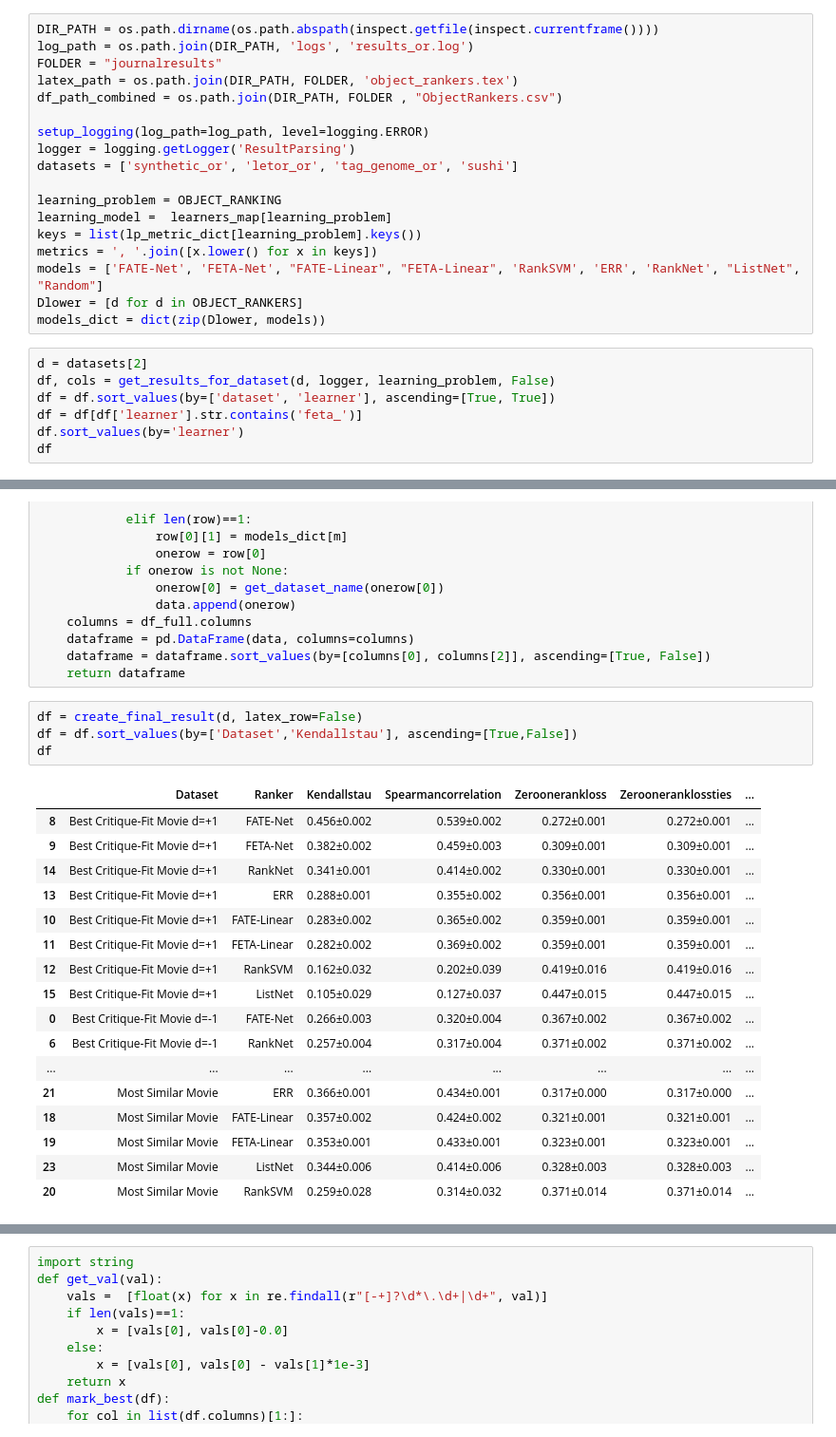
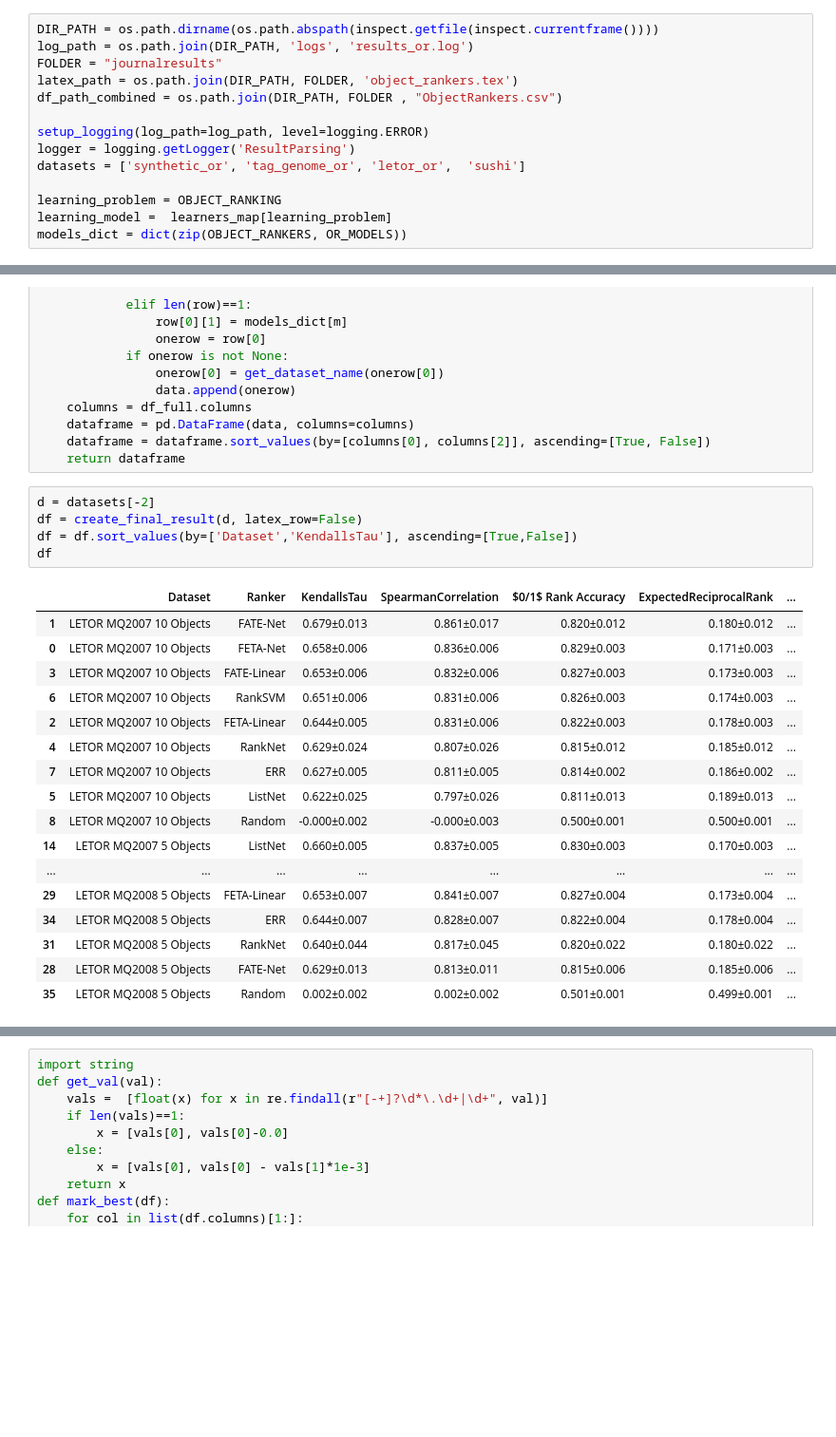
Before and after one commit to kiudee/cs-ranking, a Jupyter notebook: experiments/result_object_ranking.ipynb, the cells around one changed output, grey strips where cells are left out. Shown at 95% size. Saved outputs shown, nothing was run; the diff lists cells and outputs as text; blank space fills up the shorter version.

```diff
--- a/experiments/result_object_ranking.ipynb
+++ b/experiments/result_object_ranking.ipynb
@@ -28,19 +25,8 @@ df_path_combined = os.path.join(DIR_PATH, FOLDER , "ObjectRankers.csv")
 
 setup_logging(log_path=log_path, level=logging.ERROR)
 logger = logging.getLogger('ResultParsing')
-datasets = ['synthetic_or', 'letor_or', 'tag_genome_or', 'sushi']
+datasets = ['synthetic_or', 'tag_genome_or', 'letor_or',  'sushi']
 
 learning_problem = OBJECT_RANKING
 learning_model =  learners_map[learning_problem]
-keys = list(lp_metric_dict[learning_problem].keys())
-metrics = ', '.join([x.lower() for x in keys])
-models = ['FATE-Net', 'FETA-Net', "FATE-Linear", "FETA-Linear", 'RankSVM', 'ERR', 'RankNet', "ListNet", "Random"]
-Dlower = [d for d in OBJECT_RANKERS]
-models_dict = dict(zip(Dlower, models))
+models_dict = dict(zip(OBJECT_RANKERS, OR_MODELS))
-# %%
-d = datasets[2]
-df, cols = get_results_for_dataset(d, logger, learning_problem, False)
-df = df.sort_values(by=['dataset', 'learner'], ascending=[True, True])
-df = df[df['learner'].str.contains('feta_')]
-df.sort_values(by='learner')
-df
@@ -100,24 +68,25 @@ def create_final_result(dataset, dataset_function=get_combined_results ,latex_ro
     dataframe = dataframe.sort_values(by=[columns[0], columns[2]], ascending=[True, False])
     return dataframe
 # %%
+d = datasets[-2]
 df = create_final_result(d, latex_row=False)
-df = df.sort_values(by=['Dataset','Kendallstau'], ascending=[True,False])
+df = df.sort_values(by=['Dataset','KendallsTau'], ascending=[True,False])
 df
 # %% [output]
-|  | Dataset | Ranker | Kendallstau | Spearmancorrelation | Zeroonerankloss | Zerooneranklossties | ... |
-| 8 | Best Critique-Fit Movie d=+1 | FATE-Net | 0.456±0.002 | 0.539±0.002 | 0.272±0.001 | 0.272±0.001 | ... |
-| 9 | Best Critique-Fit Movie d=+1 | FETA-Net | 0.382±0.002 | 0.459±0.003 | 0.309±0.001 | 0.309±0.001 | ... |
-| 14 | Best Critique-Fit Movie d=+1 | RankNet | 0.341±0.001 | 0.414±0.002 | 0.330±0.001 | 0.330±0.001 | ... |
-| 13 | Best Critique-Fit Movie d=+1 | ERR | 0.288±0.001 | 0.355±0.002 | 0.356±0.001 | 0.356±0.001 | ... |
-| 10 | Best Critique-Fit Movie d=+1 | FATE-Linear | 0.283±0.002 | 0.365±0.002 | 0.359±0.001 | 0.359±0.001 | ... |
-| 11 | Best Critique-Fit Movie d=+1 | FETA-Linear | 0.282±0.002 | 0.369±0.002 | 0.359±0.001 | 0.359±0.001 | ... |
-| 12 | Best Critique-Fit Movie d=+1 | RankSVM | 0.162±0.032 | 0.202±0.039 | 0.419±0.016 | 0.419±0.016 | ... |
-| 15 | Best Critique-Fit Movie d=+1 | ListNet | 0.105±0.029 | 0.127±0.037 | 0.447±0.015 | 0.447±0.015 | ... |
-| 0 | Best Critique-Fit Movie d=-1 | FATE-Net | 0.266±0.003 | 0.320±0.004 | 0.367±0.002 | 0.367±0.002 | ... |
-| 6 | Best Critique-Fit Movie d=-1 | RankNet | 0.257±0.004 | 0.317±0.004 | 0.371±0.002 | 0.371±0.002 | ... |
+|  | Dataset | Ranker | KendallsTau | SpearmanCorrelation | $0/1$ Rank Accuracy | ExpectedReciprocalRank | ... |
+| 1 | LETOR MQ2007 10 Objects | FATE-Net | 0.679±0.013 | 0.861±0.017 | 0.820±0.012 | 0.180±0.012 | ... |
+| 0 | LETOR MQ2007 10 Objects | FETA-Net | 0.658±0.006 | 0.836±0.006 | 0.829±0.003 | 0.171±0.003 | ... |
+| 3 | LETOR MQ2007 10 Objects | FATE-Linear | 0.653±0.006 | 0.832±0.006 | 0.827±0.003 | 0.173±0.003 | ... |
+| 6 | LETOR MQ2007 10 Objects | RankSVM | 0.651±0.006 | 0.831±0.006 | 0.826±0.003 | 0.174±0.003 | ... |
+| 2 | LETOR MQ2007 10 Objects | FETA-Linear | 0.644±0.005 | 0.831±0.006 | 0.822±0.003 | 0.178±0.003 | ... |
+| 4 | LETOR MQ2007 10 Objects | RankNet | 0.629±0.024 | 0.807±0.026 | 0.815±0.012 | 0.185±0.012 | ... |
+| 7 | LETOR MQ2007 10 Objects | ERR | 0.627±0.005 | 0.811±0.005 | 0.814±0.002 | 0.186±0.002 | ... |
+| 5 | LETOR MQ2007 10 Objects | ListNet | 0.622±0.025 | 0.797±0.026 | 0.811±0.013 | 0.189±0.013 | ... |
+| 8 | LETOR MQ2007 10 Objects | Random | -0.000±0.002 | -0.000±0.003 | 0.500±0.001 | 0.500±0.001 | ... |
+| 14 | LETOR MQ2007 5 Objects | ListNet | 0.660±0.005 | 0.837±0.005 | 0.830±0.003 | 0.170±0.003 | ... |
 | ... | ... | ... | ... | ... | ... | ... | ... |
-| 21 | Most Similar Movie | ERR | 0.366±0.001 | 0.434±0.001 | 0.317±0.000 | 0.317±0.000 | ... |
-| 18 | Most Similar Movie | FATE-Linear | 0.357±0.002 | 0.424±0.002 | 0.321±0.001 | 0.321±0.001 | ... |
-| 19 | Most Similar Movie | FETA-Linear | 0.353±0.001 | 0.433±0.001 | 0.323±0.001 | 0.323±0.001 | ... |
-| 23 | Most Similar Movie | ListNet | 0.344±0.006 | 0.414±0.006 | 0.328±0.003 | 0.328±0.003 | ... |
-| 20 | Most Similar Movie | RankSVM | 0.259±0.028 | 0.314±0.032 | 0.371±0.014 | 0.371±0.014 | ... |
+| 29 | LETOR MQ2008 5 Objects | FETA-Linear | 0.653±0.007 | 0.841±0.007 | 0.827±0.004 | 0.173±0.004 | ... |
+| 34 | LETOR MQ2008 5 Objects | ERR | 0.644±0.007 | 0.828±0.007 | 0.822±0.004 | 0.178±0.004 | ... |
+| 31 | LETOR MQ2008 5 Objects | RankNet | 0.640±0.044 | 0.817±0.045 | 0.820±0.022 | 0.180±0.022 | ... |
+| 28 | LETOR MQ2008 5 Objects | FATE-Net | 0.629±0.013 | 0.813±0.011 | 0.815±0.006 | 0.185±0.006 | ... |
+| 35 | LETOR MQ2008 5 Objects | Random | 0.002±0.002 | 0.002±0.002 | 0.501±0.001 | 0.499±0.001 | ... |
```
Also changed, not shown: parts of 17 cells of this notebook, 4 other files.
